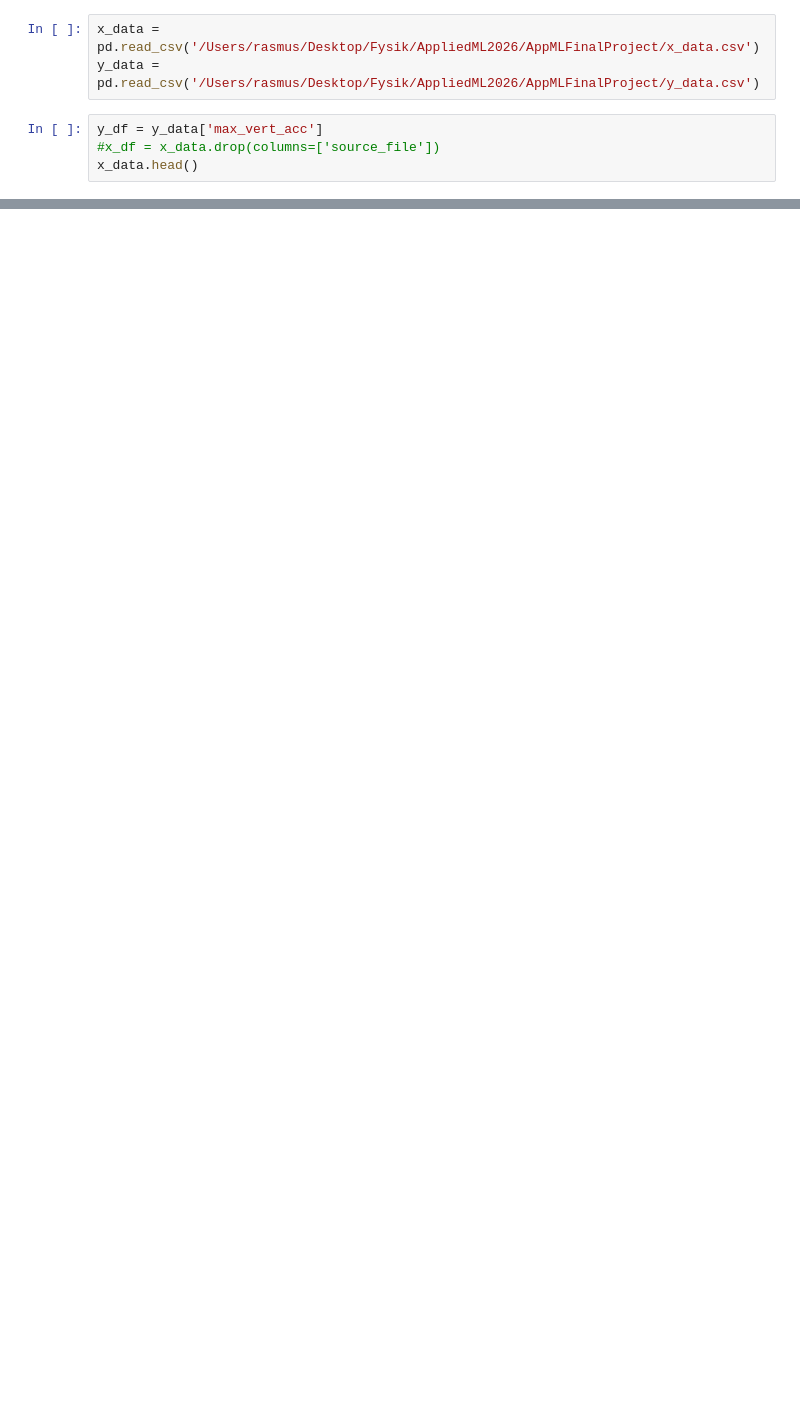
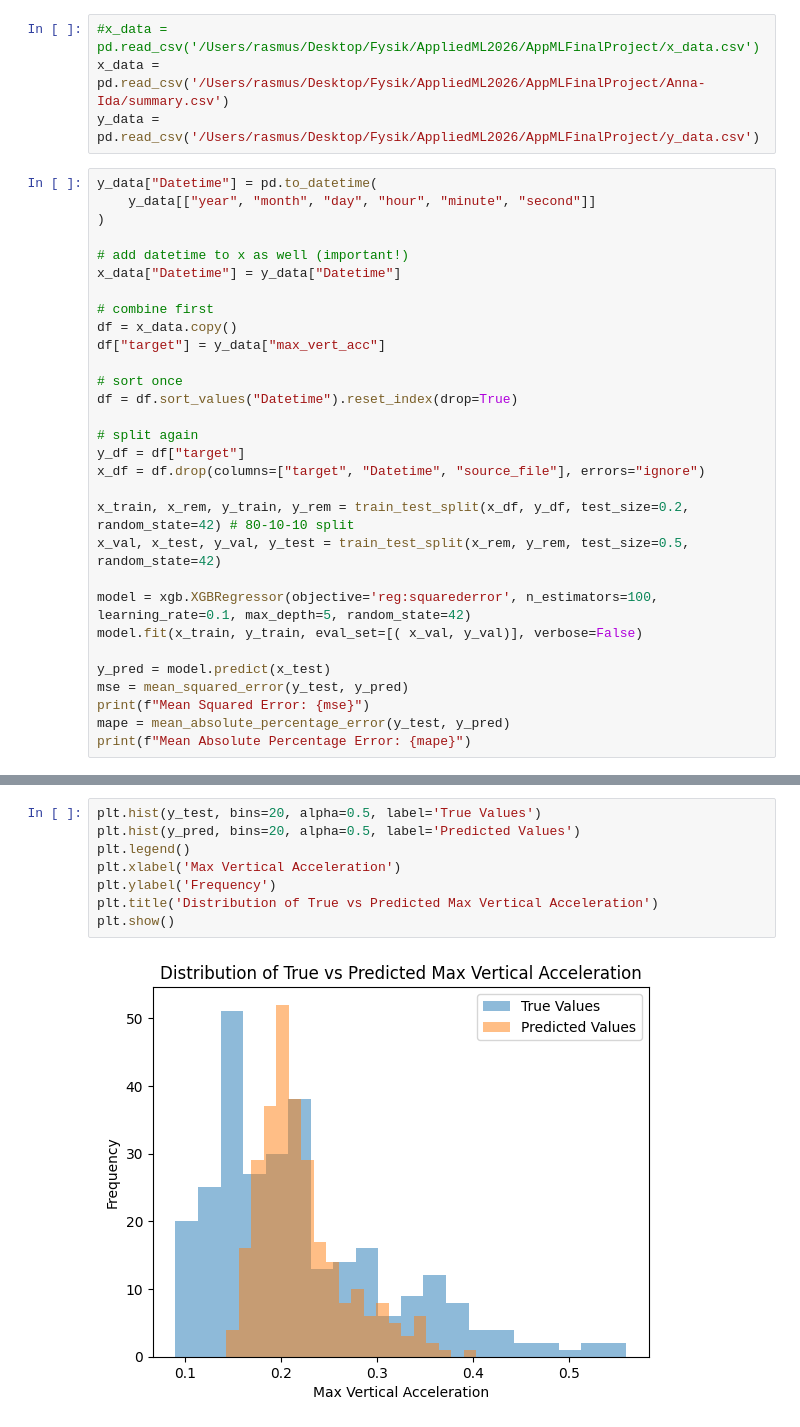
Before and after one commit to Rallermus/AppML-Final-Project, a Jupyter notebook: Rasmus/XGBoostRasmus.ipynb, the cells around one changed output, grey strips where cells are left out. Drawn from its saved outputs; the diff is of its cells as text; blank space fills up the shorter version.

```diff
--- a/Rasmus/XGBoostRasmus.ipynb
+++ b/Rasmus/XGBoostRasmus.ipynb
@@ -10,8 +11,35 @@ import xgboost as xgb
 # %%
-x_data = pd.read_csv('/Users/rasmus/Desktop/Fysik/AppliedML2026/AppMLFinalProject/x_data.csv')
+#x_data = pd.read_csv('/Users/rasmus/Desktop/Fysik/AppliedML2026/AppMLFinalProject/x_data.csv')
+x_data = pd.read_csv('/Users/rasmus/Desktop/Fysik/AppliedML2026/AppMLFinalProject/Anna-Ida/summary.csv')
 y_data = pd.read_csv('/Users/rasmus/Desktop/Fysik/AppliedML2026/AppMLFinalProject/y_data.csv')
 # %%
-y_df = y_data['max_vert_acc']
-#x_df = x_data.drop(columns=['source_file'])
-x_data.head()
+y_data["Datetime"] = pd.to_datetime(
+    y_data[["year", "month", "day", "hour", "minute", "second"]]
+)
+
+# add datetime to x as well (important!)
+x_data["Datetime"] = y_data["Datetime"]
+
+# combine first
+df = x_data.copy()
+df["target"] = y_data["max_vert_acc"]
+
+# sort once
+df = df.sort_values("Datetime").reset_index(drop=True)
+
+# split again
+y_df = df["target"]
+x_df = df.drop(columns=["target", "Datetime", "source_file"], errors="ignore")
+
+x_train, x_rem, y_train, y_rem = train_test_split(x_df, y_df, test_size=0.2, random_state=42) # 80-10-10 split
+x_val, x_test, y_val, y_test = train_test_split(x_rem, y_rem, test_size=0.5, random_state=42)
+
+model = xgb.XGBRegressor(objective='reg:squarederror', n_estimators=100, learning_rate=0.1, max_depth=5, random_state=42)
+model.fit(x_train, y_train, eval_set=[( x_val, y_val)], verbose=False)
+
+y_pred = model.predict(x_test)
+mse = mean_squared_error(y_test, y_pred)
+print(f"Mean Squared Error: {mse}")
+mape = mean_absolute_percentage_error(y_test, y_pred)
+print(f"Mean Absolute Percentage Error: {mape}")
 # %% [output]
@@ -24,0 +48,10 @@ x_data.head()
+# %%
+plt.hist(y_test, bins=20, alpha=0.5, label='True Values')
+plt.hist(y_pred, bins=20, alpha=0.5, label='Predicted Values')
+plt.legend()
+plt.xlabel('Max Vertical Acceleration')
+plt.ylabel('Frequency')
+plt.title('Distribution of True vs Predicted Max Vertical Acceleration')
+plt.show()
+# %% [output]
+[figure, added]
```
Also changed, not shown: parts of 10 cells of this notebook, 5 other files.
